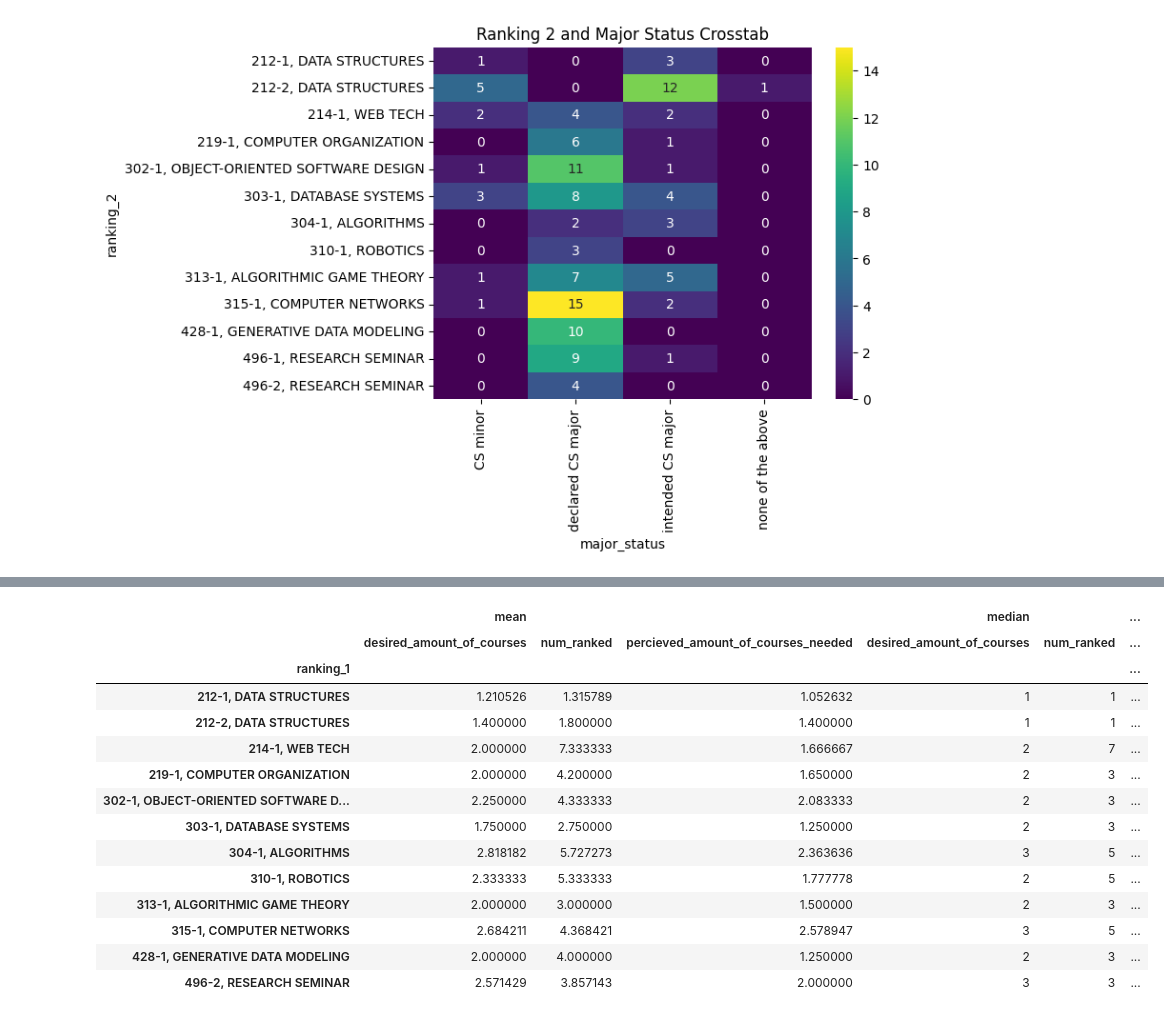
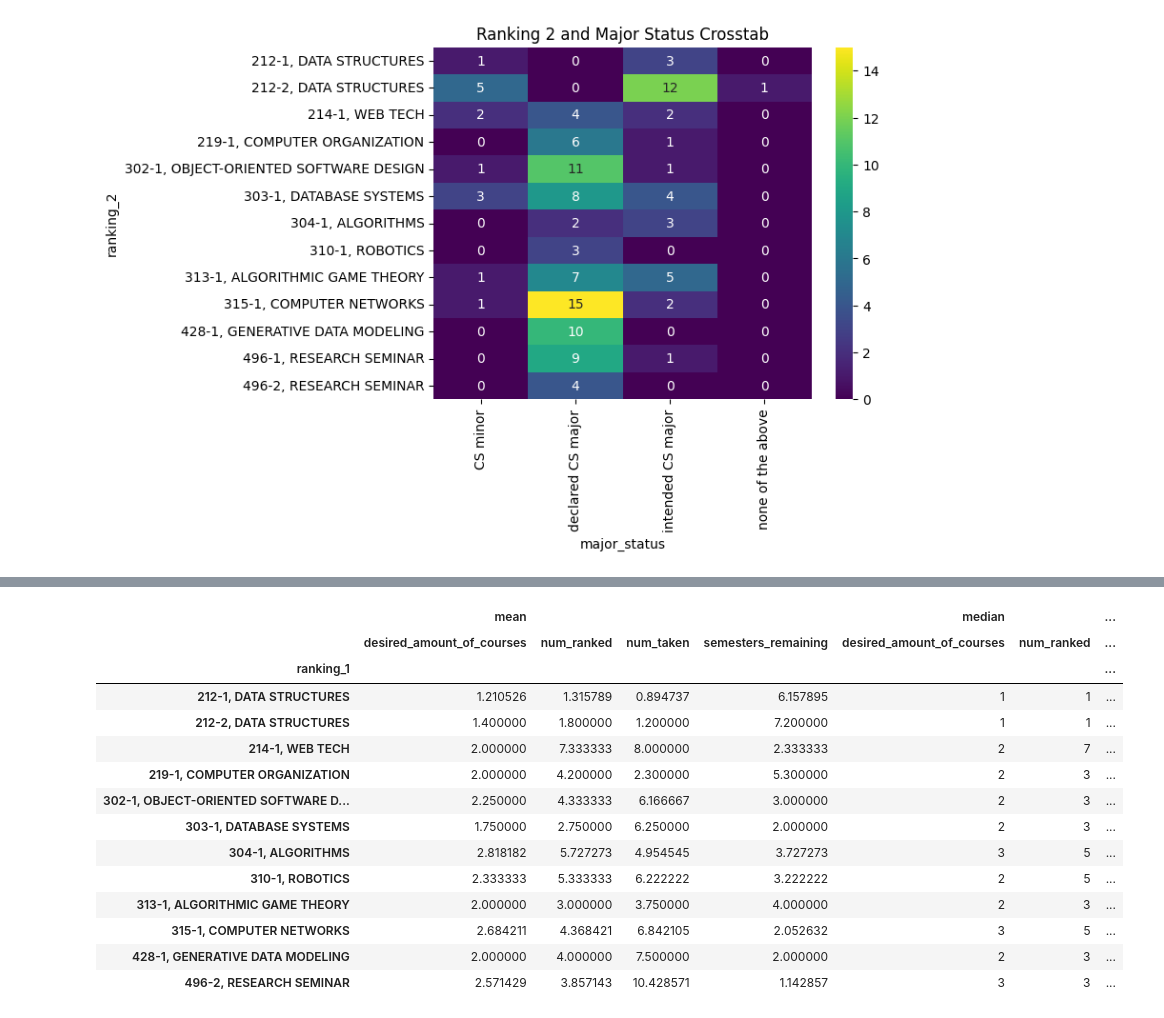
Before and after one commit to awoolfson/data-science-final, a Jupyter notebook: bivariate.ipynb, the cells around one changed output, grey strips where cells are left out. Saved outputs shown, nothing was run; the diff lists cells and outputs as text; code cells hidden in the pictures.

```diff
--- a/bivariate.ipynb
+++ b/bivariate.ipynb
@@ -113,24 +129,24 @@ plt.show()
 # %%
 # ranking_1 and num_ranked pivot table
 pivot = pd.pivot_table(
     df,
     index='ranking_1',
-    values=['num_ranked', 'desired_amount_of_courses', 'percieved_amount_of_courses_needed'],
-    aggfunc=['mean', 'median', 'count', 'sum', 'std'])
+    values=['num_ranked', 'num_taken', 'desired_amount_of_courses', 'semesters_remaining'],
+    aggfunc=['mean', 'median', 'std'])
 pivot
 # %% [output]
-|  | mean |  |  | median |  | ... |
-|  | desired_amount_of_courses | num_ranked | percieved_amount_of_courses_needed | desired_amount_of_courses | num_ranked | ... |
-| ranking_1 |  |  |  |  |  | ... |
-| 212-1, DATA STRUCTURES | 1.210526 | 1.315789 | 1.052632 | 1 | 1 | ... |
-| 212-2, DATA STRUCTURES | 1.400000 | 1.800000 | 1.400000 | 1 | 1 | ... |
-| 214-1, WEB TECH | 2.000000 | 7.333333 | 1.666667 | 2 | 7 | ... |
-| 219-1, COMPUTER ORGANIZATION | 2.000000 | 4.200000 | 1.650000 | 2 | 3 | ... |
-| 302-1, OBJECT-ORIENTED SOFTWARE D... | 2.250000 | 4.333333 | 2.083333 | 2 | 3 | ... |
-| 303-1, DATABASE SYSTEMS | 1.750000 | 2.750000 | 1.250000 | 2 | 3 | ... |
-| 304-1, ALGORITHMS | 2.818182 | 5.727273 | 2.363636 | 3 | 5 | ... |
-| 310-1, ROBOTICS | 2.333333 | 5.333333 | 1.777778 | 2 | 5 | ... |
-| 313-1, ALGORITHMIC GAME THEORY | 2.000000 | 3.000000 | 1.500000 | 2 | 3 | ... |
-| 315-1, COMPUTER NETWORKS | 2.684211 | 4.368421 | 2.578947 | 3 | 5 | ... |
-| 428-1, GENERATIVE DATA MODELING | 2.000000 | 4.000000 | 1.250000 | 2 | 3 | ... |
-| 496-2, RESEARCH SEMINAR | 2.571429 | 3.857143 | 2.000000 | 3 | 3 | ... |
+|  | mean |  |  |  | median |  | ... |
+|  | desired_amount_of_courses | num_ranked | num_taken | semesters_remaining | desired_amount_of_courses | num_ranked | ... |
+| ranking_1 |  |  |  |  |  |  | ... |
+| 212-1, DATA STRUCTURES | 1.210526 | 1.315789 | 0.894737 | 6.157895 | 1 | 1 | ... |
+| 212-2, DATA STRUCTURES | 1.400000 | 1.800000 | 1.200000 | 7.200000 | 1 | 1 | ... |
+| 214-1, WEB TECH | 2.000000 | 7.333333 | 8.000000 | 2.333333 | 2 | 7 | ... |
+| 219-1, COMPUTER ORGANIZATION | 2.000000 | 4.200000 | 2.300000 | 5.300000 | 2 | 3 | ... |
+| 302-1, OBJECT-ORIENTED SOFTWARE D... | 2.250000 | 4.333333 | 6.166667 | 3.000000 | 2 | 3 | ... |
+| 303-1, DATABASE SYSTEMS | 1.750000 | 2.750000 | 6.250000 | 2.000000 | 2 | 3 | ... |
+| 304-1, ALGORITHMS | 2.818182 | 5.727273 | 4.954545 | 3.727273 | 3 | 5 | ... |
+| 310-1, ROBOTICS | 2.333333 | 5.333333 | 6.222222 | 3.222222 | 2 | 5 | ... |
+| 313-1, ALGORITHMIC GAME THEORY | 2.000000 | 3.000000 | 3.750000 | 4.000000 | 2 | 3 | ... |
+| 315-1, COMPUTER NETWORKS | 2.684211 | 4.368421 | 6.842105 | 2.052632 | 3 | 5 | ... |
+| 428-1, GENERATIVE DATA MODELING | 2.000000 | 4.000000 | 7.500000 | 2.000000 | 2 | 3 | ... |
+| 496-2, RESEARCH SEMINAR | 2.571429 | 3.857143 | 10.428571 | 1.142857 | 3 | 3 | ... |
```
Also changed, not shown: parts of 9 cells of this notebook, 3 other files.
